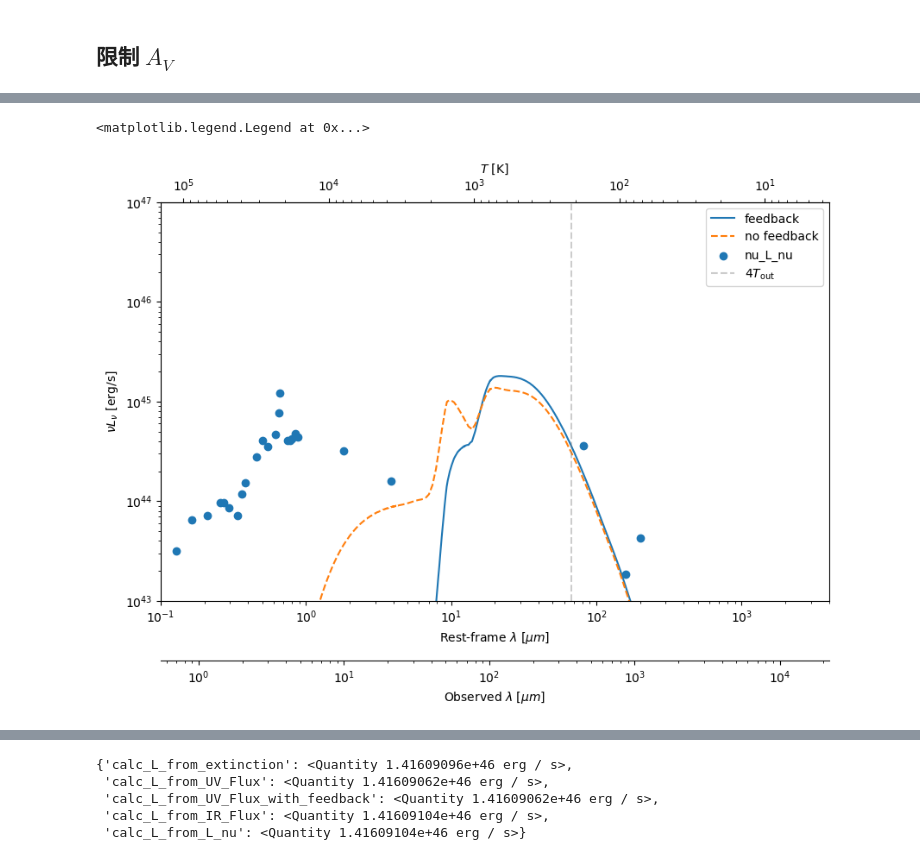
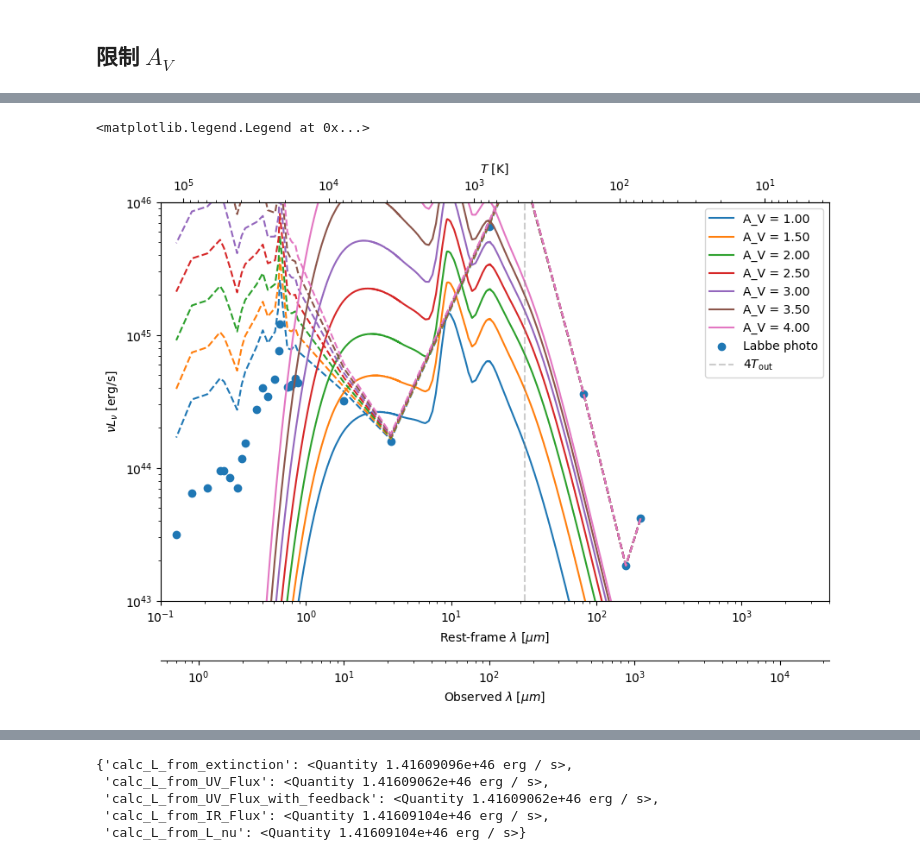
Before and after one commit to c-kj/LRD_dust_modeling, a Jupyter notebook: notebooks/A_V_constraint.ipynb, the cells around one changed output, grey strips where cells are left out. Saved outputs shown, nothing was run; the diff lists cells and outputs as text; code cells hidden in the pictures.

```diff
--- a/notebooks/A_V_constraint.ipynb
+++ b/notebooks/A_V_constraint.ipynb
@@ -235,0 +1870,2 @@ PhysicalType('unknown')
+# %%
+sampled_points_on_contour = np.linspace([0.25, 0], [0.25, 5], 300)
@@ -237,0 +2258,5 @@ PhysicalType('unknown')
+# %%
+model = create_model_with_fiducial(A_V=2)
+# model.A_V_max_from_M_gas(1e8 * u.Msun).value
+# model.NH_max_from_M_gas(1e8 * u.Msun)
+model.r_out_from_M_gas(1e8 * u.Msun)
@@ -237,0 +2265,12 @@ PhysicalType('unknown')
+# %%
+np.seterr(over='ignore', divide='ignore')  # 忽略 overflow 和 divide by zero 的警告
+
+paras = dict(gamma=0., n_0=1e3 * u.cm**-3)
+
+A_V_list = np.arange(0.1, 6, 0.1)
+result_list = []
+for A_V in A_V_list:
+    model = create_model_with_fiducial(A_V=A_V, **paras)
+    result_list.append(model.A_V_max_from_M_gas(1e8 * u.Msun).value)
+
+# result_list
@@ -238,62 +2411,56 @@ PhysicalType('unknown')
 # %%
-model = A_V_Model(
-    n_0=80 * u.cm**-3,
-    gamma=0.2,
-    T_sub=1500 * u.K,
-    A_V=2,
-    opacity=Orion_opacity,
-    observed_SED=SED(nu=Labbe_photo['nu_rest'], L_nu=Labbe_photo['Lnu_rest']),
-)
-model_no_feedback = A_V_Model(
-    n_0=80 * u.cm**-3,
-    gamma=0.2,
-    T_sub=1500 * u.K,
-    A_V=2,
-    opacity=Orion_opacity,
-    observed_SED=SED(nu=Labbe_photo['nu_rest'], L_nu=Labbe_photo['Lnu_rest']),
-    tau_ph = 0,
-)
-# model_no_feedback.T_min = 10 * u.K
-# model_no_feedback.tau_ph = 0.  # 暂时不考虑 feedback
+# old plot
 
 fig, ax = plt.subplots(figsize=(10, 6))
 
-nu_L_nu = model.calc_nu_L_nu(r_sample_num=1000)
-nu_L_nu_no_feedback = model_no_feedback.calc_nu_L_nu(r_sample_num=1000)
+color_cycle = plt.rcParams['axes.prop_cycle'].by_key()['color']
+for index, A_V in enumerate(np.arange(1, 4.5, .5)):
+    model = A_V_Model(
+        n_0=1e3 * u.cm**-3,
+        gamma=0.5,
+        T_sub=1500 * u.K,
+        A_V=A_V,
+        opacity=Orion_opacity,
+        observed_SED=SED(nu=Labbe_photo['nu_rest'], L_nu=Labbe_photo['Lnu_rest']),
+        tau_ph = 0,
+    )
 
-ax.loglog(Orion_opacity.wavelength, nu_L_nu, label='feedback')
-ax.loglog(Orion_opacity.wavelength, nu_L_nu_no_feedback, '--', label='no feedback')
+    nu_L_nu = model.calc_nu_L_nu(r_sample_num=1000)
+
+    ax.loglog(Orion_opacity.wavelength, nu_L_nu, label=f'{A_V = :.2f}', color=color_cycle[index]) # IR 出射光谱
+
+    ax.loglog(model.incident_SED.nu.to(u.um, u.spectral()), model.incident_SED.L_nu * model.incident_SED.nu, color=color_cycle[index], ls='--') #  de-reddened 入射光谱
 
 #TEMP
-ax.scatter('wavelength_rest', 'nu_L_nu', data=Labbe_photo, )
+ax.scatter('wavelength_rest', 'nu_L_nu', data=Labbe_photo, label='Labbe photo', )
+
 
 # ax.set_yscale('linear')
 
 # 设定坐标轴的范围
-ax.set_xlim(1e-1, 4e3)
-# ax.set_ylim(nu_L_nu.max() / 1e2, nu_L_nu.max() * 1e2)
-ax.set_ylim(*[1e43, 1e47] * u.erg/u.s)
+ax.set_xlim(*[1e-1, 4e3] * u.micron)
+ax.set_ylim(*[1e43, 1e46] * u.erg/u.s)
 
 # 坐标轴 label
 ax.set_xlabel(r"Rest-frame $\lambda$ [$\mu m$]")
 ax.set_ylabel(r"$\nu L_\nu \ [{\rm erg/s}]$")
 
 # 上方的 T 轴
-def wavelength_to_temperature(x):
+def convert_wavelength_to_temperature(x):
     from astropy.constants import c, h, k_B
     return (h * c / k_B).to_value(u.K * u.micron) / x
 
-T_axis = ax.secondary_xaxis('top', functions=(wavelength_to_temperature, wavelength_to_temperature))
+T_axis = ax.secondary_xaxis('top', functions=(convert_wavelength_to_temperature, convert_wavelength_to_temperature))
 T_axis.set_xlabel(r"$T$ [K]")
-ax.axvline(wavelength_to_temperature(4 * model.T_out.to_value(u.K)), color='grey', alpha=.4, linestyle='--', label = r"$4 T_{\rm out}$")
+ax.axvline(convert_wavelength_to_temperature(4 * model.T_out.to_value(u.K)), color='grey', alpha=.4, linestyle='--', label = r"$4 T_{\rm out}$")
 
 z = Labbe_photo.meta['z']
 T_axis = ax.secondary_xaxis(location=-.15, functions=(lambda x: x * (1+z), lambda x: x / (1+z)))
 T_axis.set_xlabel(r"Observed $\lambda$ [$\mu m$]")
 
 # 添加图例
 ax.legend()
 # ax.set_title(rf"{model:latex}")
 # %% [output]
 <matplotlib.legend.Legend at 0x...>
-[figure, old version]
+[figure, new version]
```
Also changed, not shown: parts of 266 cells of this notebook, 1 other file.
